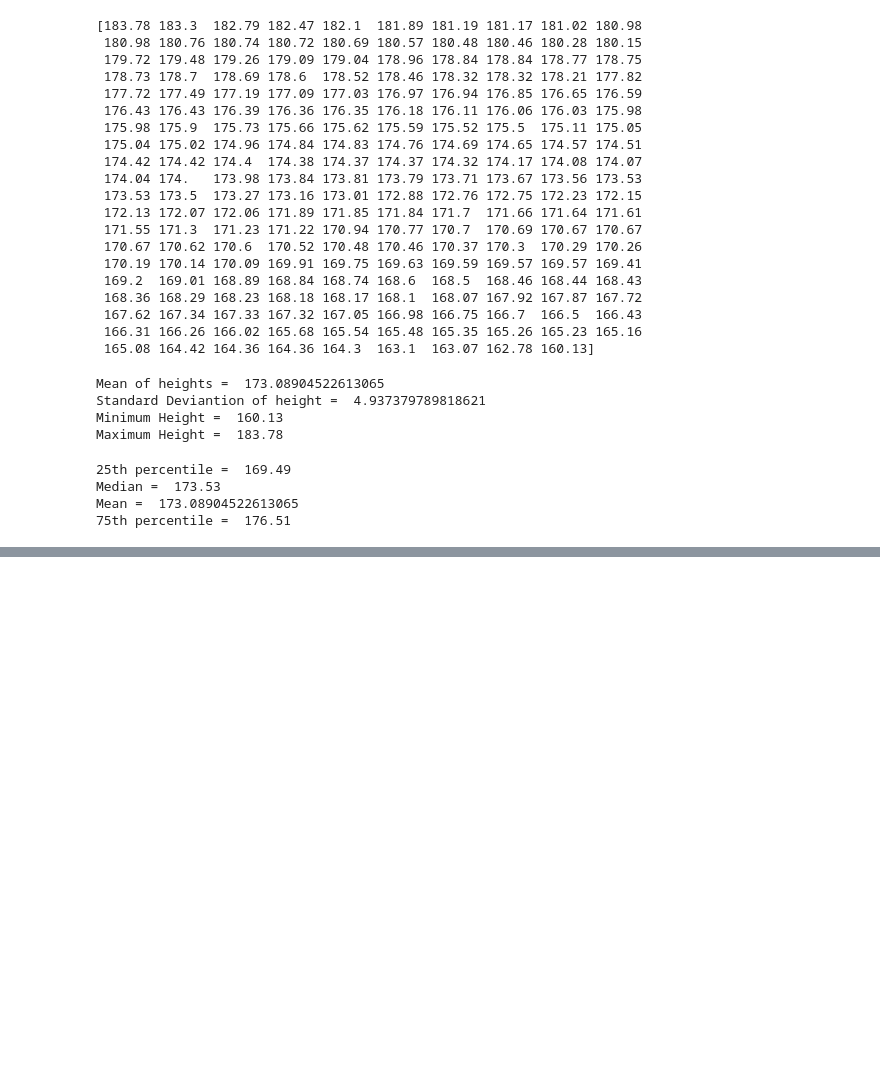
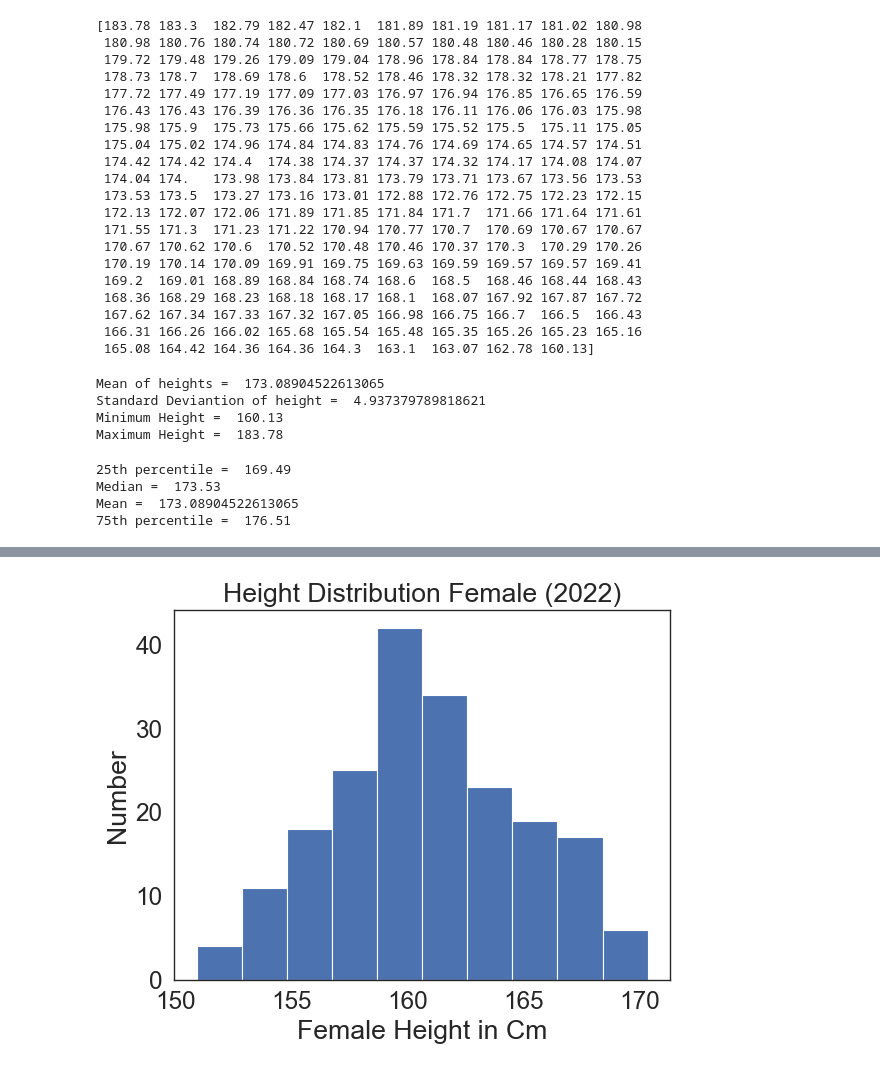
Before and after one commit to caiocezarq/Height-byCountry2022, a Jupyter notebook: Height-byCountry.ipynb, the cells around one changed output, grey strips where cells are left out. Cells and saved outputs as stored; diff of their text form; code cells hidden in the pictures; blank space fills up the shorter version.

```diff
--- a/Height-byCountry.ipynb
+++ b/Height-byCountry.ipynb
@@ -69,0 +85,11 @@ plt.show()
+# %%
+#Only the Height of females in CM
+
+ht = np.array(data["Female Height in Cm"])
+plt.hist(ht) # Histogram - frequency distribution
+plt.title("Height Distribution Female (2022)")
+plt.xlabel("Female Height in Cm")
+plt.ylabel("Number")
+plt.show()
+# %% [output]
+[figure, added]
```
Also changed, not shown: parts of 6 cells of this notebook.
